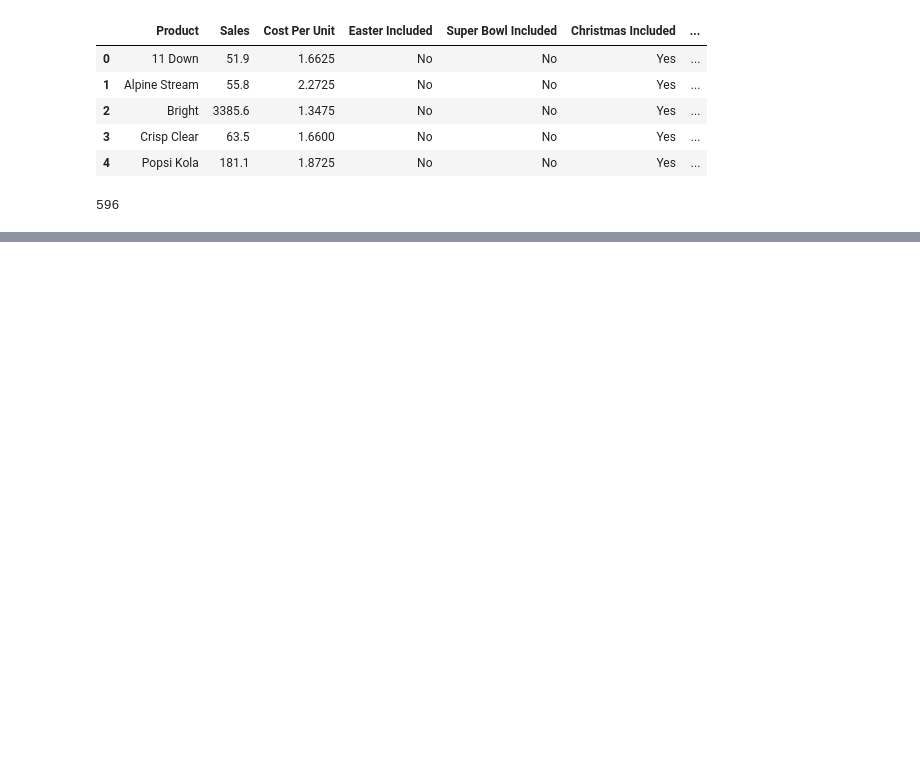
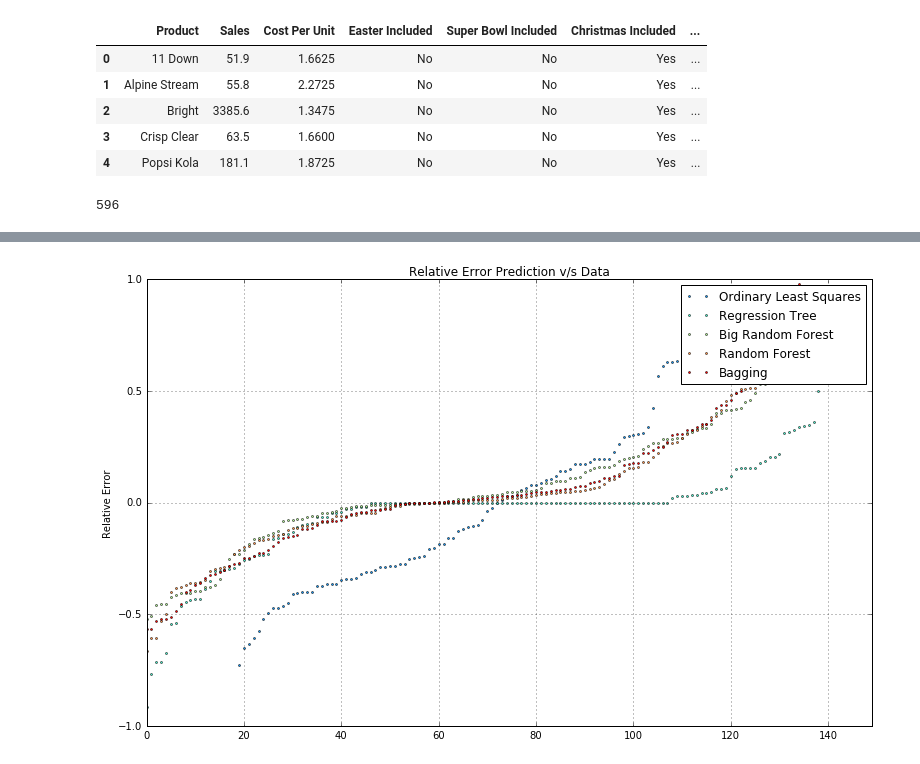
Before and after one commit to ticdat/ticdat, a Jupyter notebook: examples/expert_section/ml_soda_promotion/soda_promotion.ipynb, the cells around one changed output, grey strips where cells are left out. Saved outputs shown, nothing was run; the diff lists cells and outputs as text; code cells hidden in the pictures; blank space fills up the shorter version.

```diff
--- a/examples/expert_section/ml_soda_promotion/soda_promotion.ipynb
+++ b/examples/expert_section/ml_soda_promotion/soda_promotion.ipynb
@@ -49 +72,17 @@ experiments = {"Algorithm":["Ordinary Least Squares", "Regression Tree", "Random
+# %%
+color=iter(cm.rainbow(np.linspace(0,1,len(experiments)+3)))
+next(color)
+plt.figure(figsize=(13,8),dpi=300)
+for index, row in DataFrame(experiments).iterrows():
+    predict = predictions[row["Algorithm"]] - df_hist_y_test
+    predict = predict / (1 + abs(df_hist_y_test))
+    plt.plot(np.sort(predict),'o',c=next(color),markersize=2,label=row['Algorithm'])
+plt.title('Relative Error Prediction v/s Data')
+plt.ylabel('Relative Error')
+plt.grid(True)
+plt.legend()
+plt.axis([0,len(df_hist_y_test),-1,1])
+plt.show()
+# %% [output]
+[figure, added]
 # %%
```
Also changed, not shown: parts of 45 cells of this notebook.
